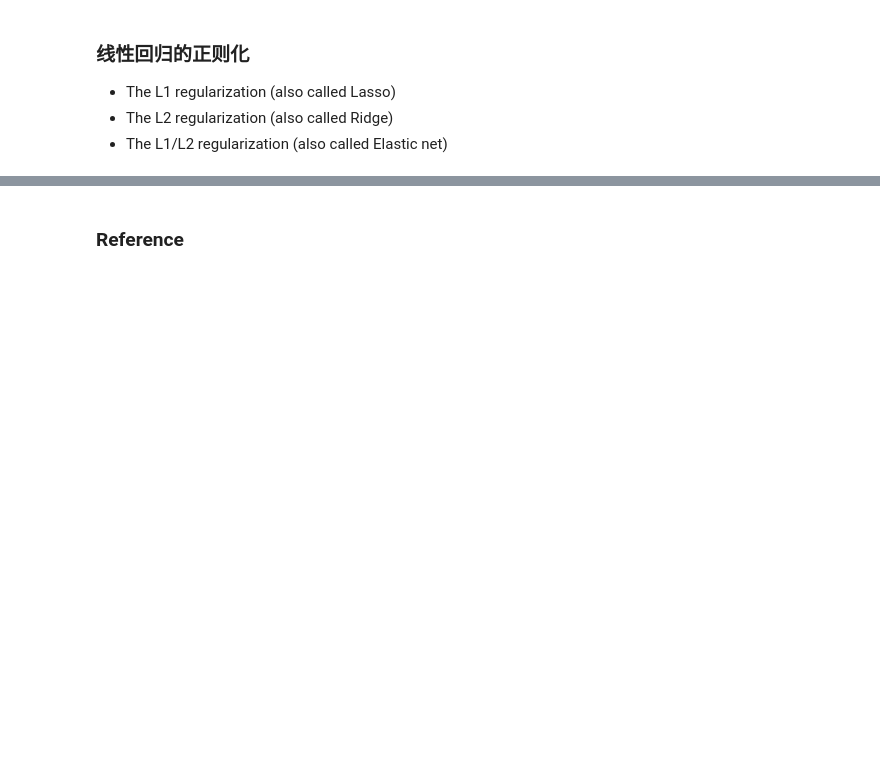
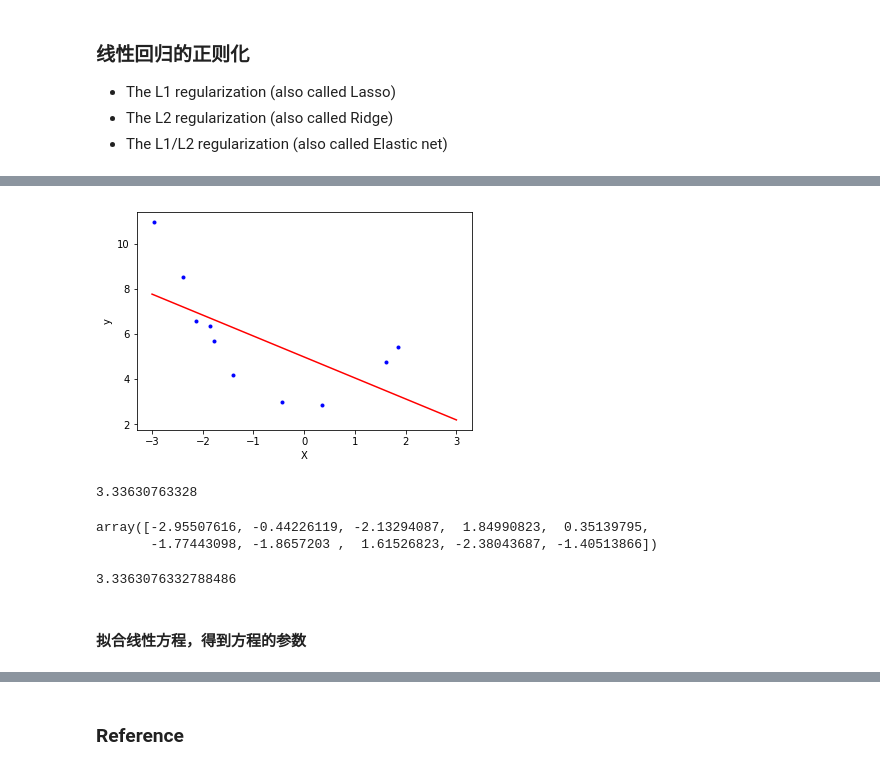
Before and after one commit to OnlyBelter/jupyter-note, a Jupyter notebook: machine_learning/math&symbol/正则化(Regularization).ipynb, the cells around one changed output, grey strips where cells are left out. Cells and saved outputs as stored; diff of their text form; code cells hidden in the pictures; blank space fills up the shorter version.

```diff
--- a/machine_learning/math&symbol/正则化(Regularization).ipynb
+++ b/machine_learning/math&symbol/正则化(Regularization).ipynb
@@ -17,0 +60,28 @@ plt.show()
+# %%
+X_plot = np.linspace(-3, 3, 1000).reshape(-1, 1)
+y_plot = np.dot(X_plot, lin_reg.coef_.T) + lin_reg.intercept_
+plt.plot(X_plot, y_plot, 'r-')
+plt.plot(X, y, 'b.')
+plt.xlabel('X')
+plt.ylabel('y')
+# plt.axis([0, 2, 4, 12])
+plt.savefig('regu-2.png', dpi=200)
+# %% [output]
+[figure, added]
+# %%
+h = np.dot(X, lin_reg.coef_.T) + lin_reg.intercept_
+loss = 1/m * np.sum(np.square(h - y))
+print(loss)
+# %% [output]
+3.33630763328
+# %%
+X
+# %% [output]
+array([-2.95507616, -0.44226119, -2.13294087,  1.84990823,  0.35139795,
+       -1.77443098, -1.8657203 ,  1.61526823, -2.38043687, -1.40513866])
+# %%
+mean_squared_error(h, y)
+# %% [output]
+3.3363076332788486
+# %% [markdown]
+#### 拟合线性方程，得到方程的参数
```
Also changed, not shown: parts of 61 cells of this notebook, 9 other files.
